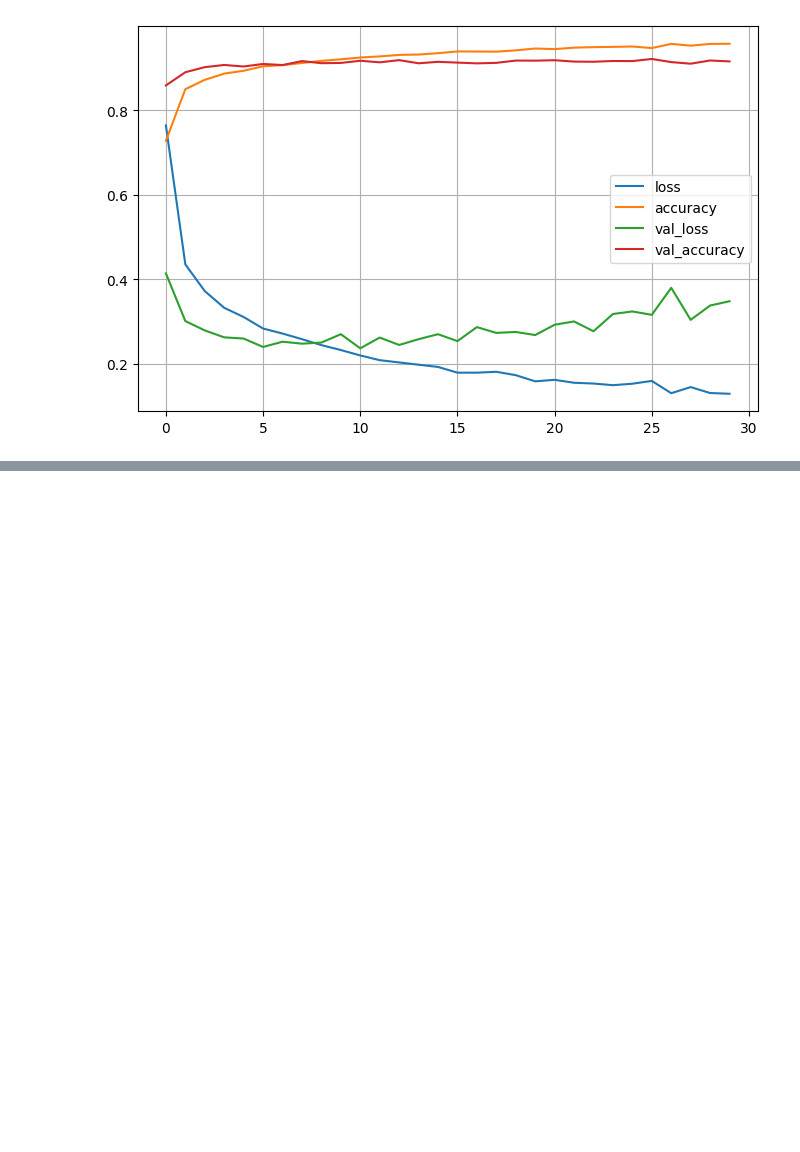
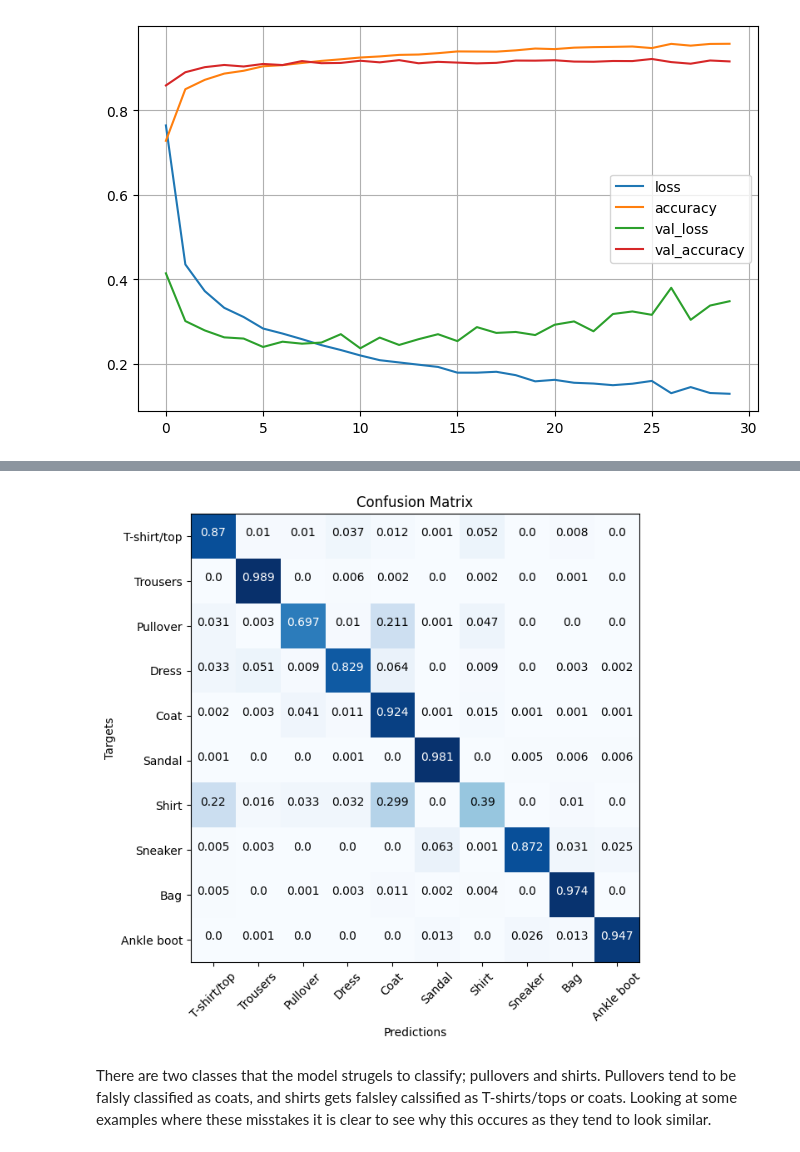
Before and after one commit to ViktorOhrner/MNIST-fashion, a Jupyter notebook: mnist-fashion.ipynb, the cells around one changed output, grey strips where cells are left out. Drawn from its saved outputs; the diff is of its cells as text; code cells hidden in the pictures; blank space fills up the shorter version.

Commit message:
Kaggle Notebook | MNIST fashion | Version 3

```diff
--- a/mnist-fashion.ipynb
+++ b/mnist-fashion.ipynb
@@ -137,3 +163,10 @@ plt.grid(True)
 plt.show()
 # %% [output]
 [figure]
+# %%
+# Save model
+model_path = "/kaggle/working/conv_model.keras"
+model.save(model_path)
+# %%
+# Load model
+model = keras.saving.load_model(model_path)
@@ -146,0 +180,4 @@ model.save("conv_model.keras")
+# %%
+# Get predicted labels
+predictions = model.predict(X_test)
+predictions = np.argmax(predictions, axis=1)
@@ -146,0 +186,26 @@ model.save("conv_model.keras")
+# %%
+# Calculate confussion matrix
+cm = metrics.confusion_matrix(y_test, predictions)
+cm = cm.astype('float') / cm.sum(axis=1)[:, np.newaxis]
+
+# Plot confusion matric
+plt.figure(figsize=(7, 7))
+plt.imshow(cm, interpolation='nearest', cmap=plt.cm.Blues)
+tick_marks = np.arange(len(class_names))
+plt.xticks(tick_marks, class_names, rotation=45)
+plt.yticks(tick_marks, class_names)
+
+# Fill matrix with numbers
+thresh = cm.max() / 2.
+for i, j in itertools.product(range(cm.shape[0]), range(cm.shape[1])):
+    plt.text(j, i, cm[i, j],
+            horizontalalignment='center',
+            color="white" if cm[i, j] > thresh else 'black')
+plt.title("Confusion Matrix")
+plt.xlabel('Predictions')
+plt.ylabel('Targets')
+plt.show()
+# %% [output]
+[figure, added]
+# %% [markdown]
+There are two classes that the model strugels to classify; pullovers and shirts. Pullovers tend to be falsly classified as coats, and shirts gets falsley calssified as T-shirts/tops or coats. Looking at some examples where these misstakes it is clear to see why this occures as they tend to look similar.
```
Also changed, not shown: parts of 12 cells of this notebook.
